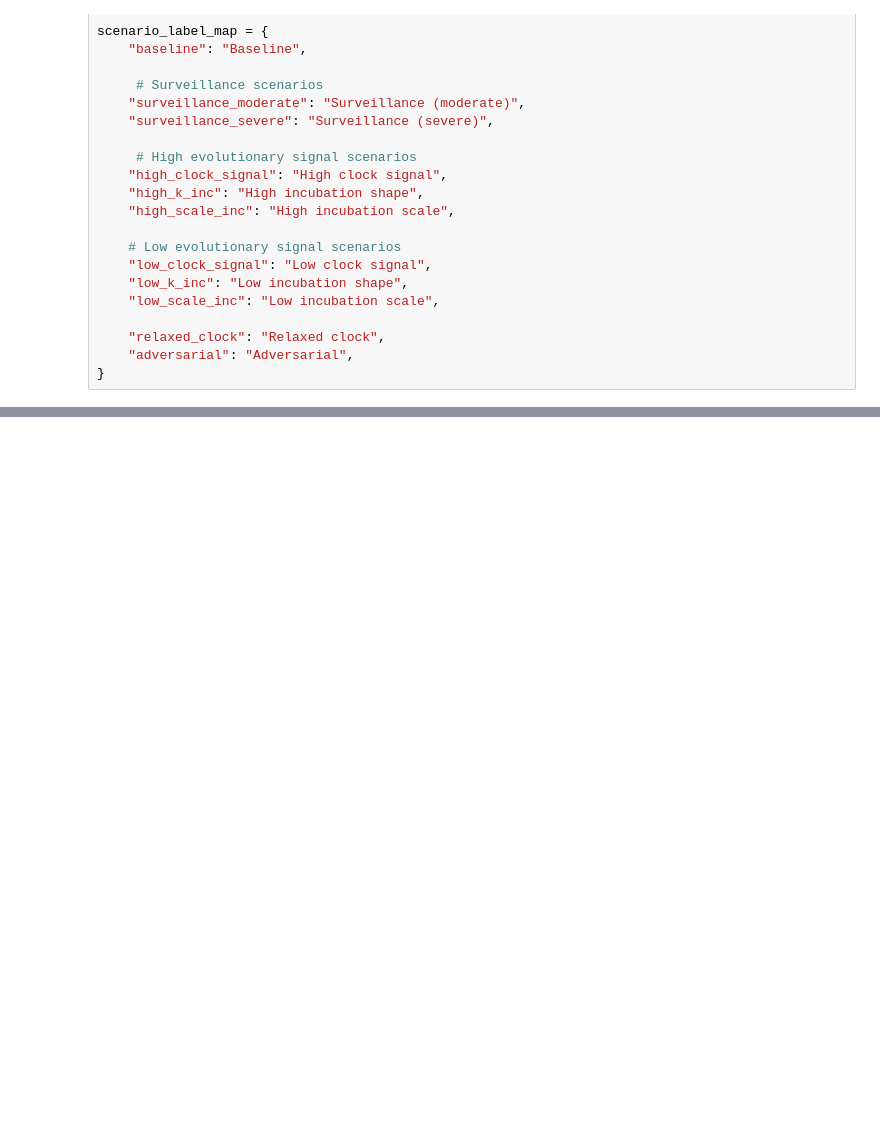
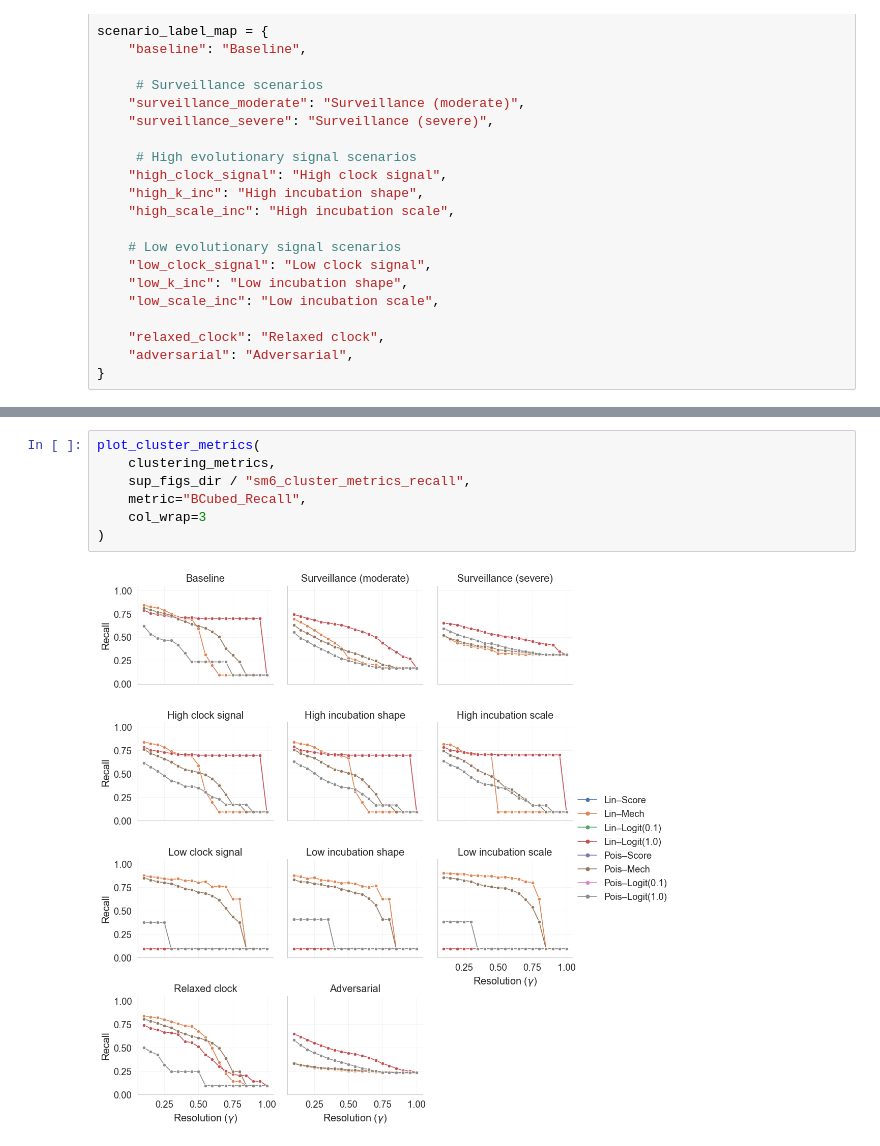
Before and after one commit to ydnkka/mechanistic-transmission-inference, a Jupyter notebook: scripts/main_results.ipynb, the cells around one changed output, grey strips where cells are left out. Drawn from its saved outputs; the diff is of its cells as text; blank space fills up the shorter version.

```diff
--- a/scripts/main_results.ipynb
+++ b/scripts/main_results.ipynb
@@ -267,0 +190,9 @@ plt.show()
+# %%
+plot_cluster_metrics(
+    clustering_metrics,
+    sup_figs_dir / "sm6_cluster_metrics_recall",
+    metric="BCubed_Recall",
+    col_wrap=3
+)
+# %% [output]
+[figure, added]
```
Also changed, not shown: parts of 18 cells of this notebook, 42 other files.
